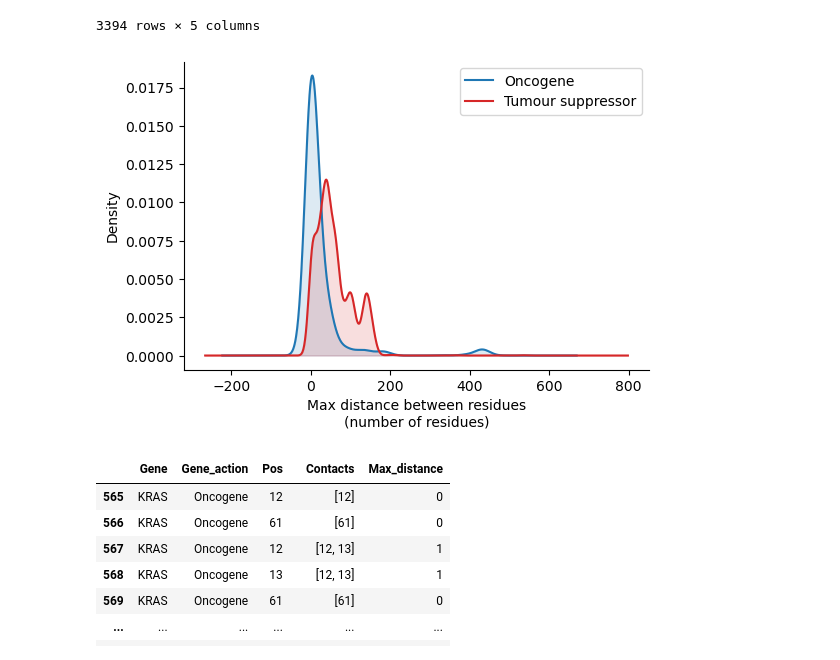
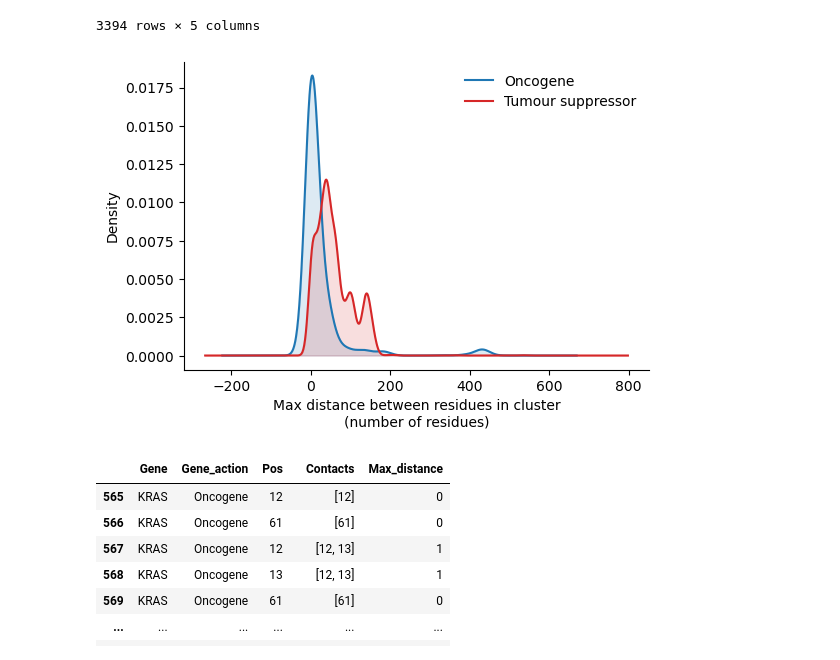
Before and after one commit to bbglab/oncodrive3d_paper, a Jupyter notebook: review_01/distance_analysis/distance_analysis.ipynb, the cells around one changed output. Drawn from its saved outputs; the diff is of its cells as text; code cells hidden in the pictures.

Commit message:
update distance analysis

```diff
--- a/review_01/distance_analysis/distance_analysis.ipynb
+++ b/review_01/distance_analysis/distance_analysis.ipynb
@@ -330,30 +330,30 @@ See the caveats in the documentation: https://pandas.pydata.org/pandas-docs/stab
 # %%
 import pandas as pd
 
 palette = {'Oncogene': 'C10', 'Tumour suppressor': 'C3', "Ambiguous" : "#ff6afe", 'Not annotated': 'darkgray'}
 
 # Plot density distributions grouped by Gene_action
 fig, ax = plt.subplots(figsize=(6, 4))
 for name, group in df_distance.groupby('Gene_action'):
     distances = group['Max_distance']
     color = palette.get(name, 'black')
     if len(distances) > 1:
         distances.plot.kde(ax=ax, label=name, color=color)
         line = ax.get_lines()[-1]
         x, y = line.get_xdata(), line.get_ydata()
         ax.fill_between(x, y, color=color, alpha=0.15)
     else:
         ax.axvline(distances.iloc[0], linestyle='--', label=f"{name} (single)")
 
-ax.set_xlabel('Max distance between residues\n(number of residues)')
+ax.set_xlabel('Max distance between residues in cluster\n(number of residues)')
 ax.set_ylabel('Density')
-ax.legend()
+ax.legend(frameon=False)
 ax.spines['top'].set_visible(False)
 ax.spines['right'].set_visible(False)
 
 plt.show()
 # %% [output]
-[figure, old version]
+[figure, new version]
 # %%
 df_distance[df_distance["Gene"] == "KRAS"]
 # %% [output]
```
Also changed, not shown: parts of 3 cells of this notebook.
